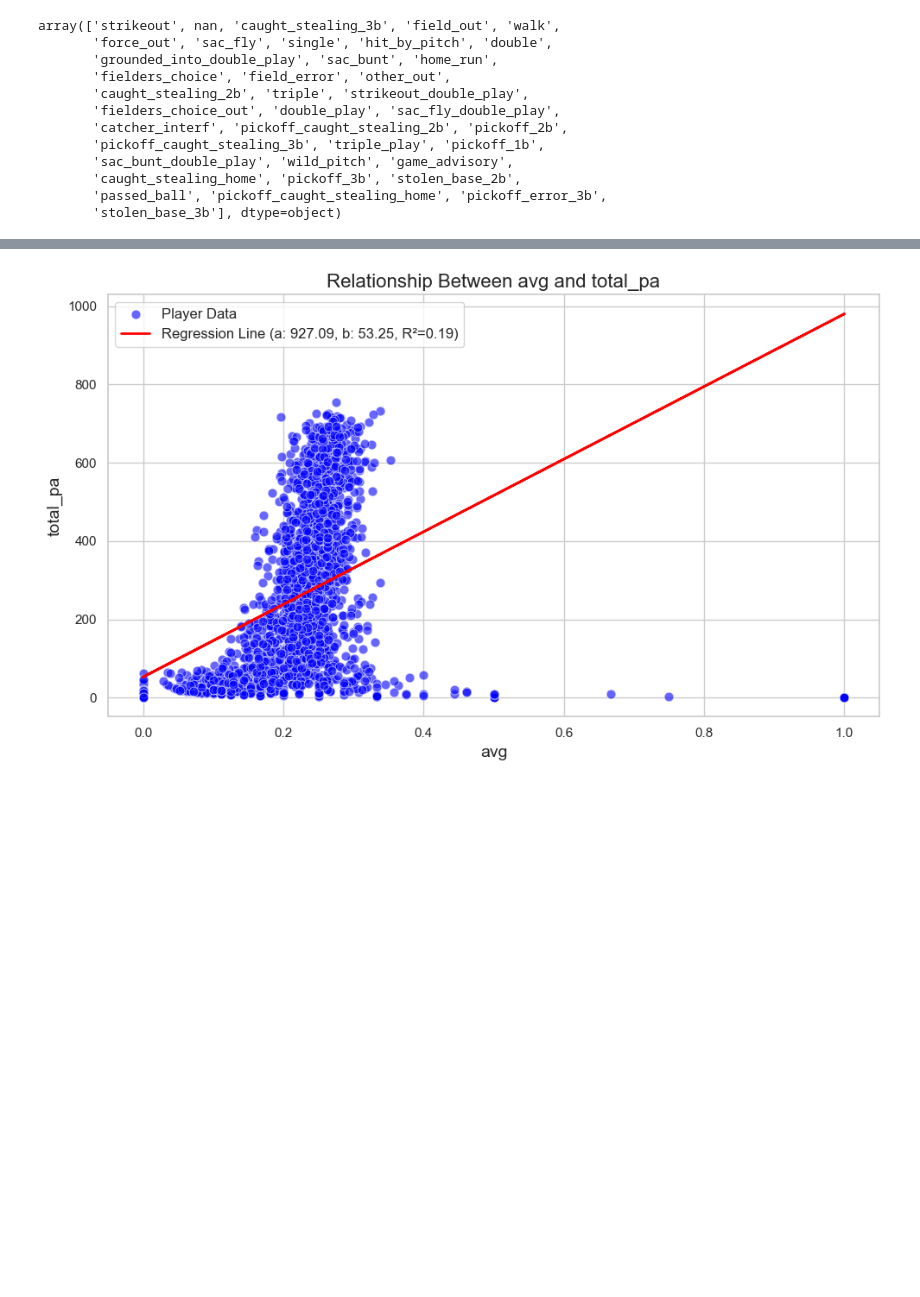
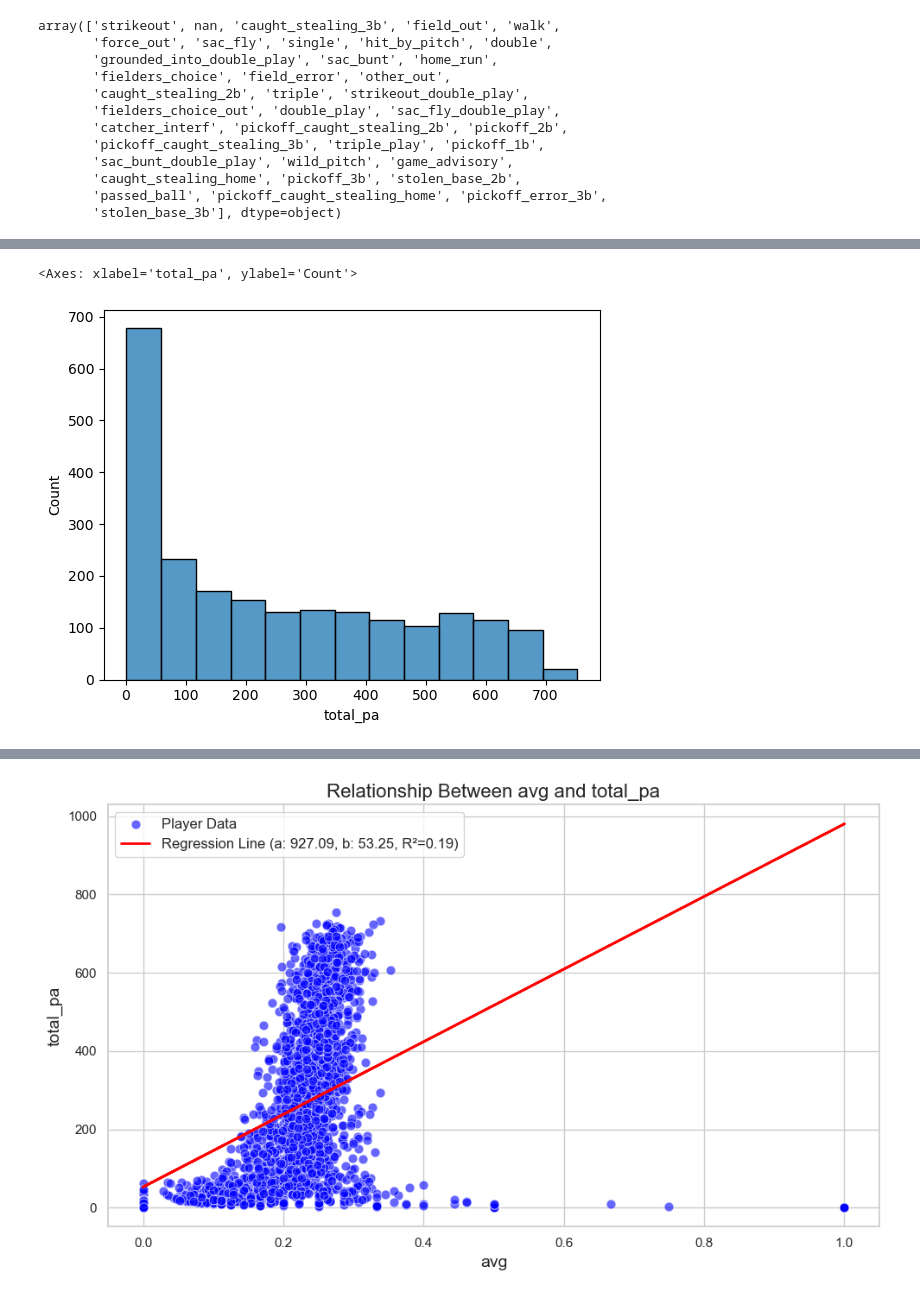
Before and after one commit to etienne-busnel/Cincinnati-Reds-Hackathon-2025, a Jupyter notebook: Player_Information.ipynb, the cells around one changed output, grey strips where cells are left out. Saved outputs shown, nothing was run; the diff lists cells and outputs as text; code cells hidden in the pictures; blank space fills up the shorter version.

```diff
--- a/Player_Information.ipynb
+++ b/Player_Information.ipynb
@@ -9,10 +412,15 @@ from scipy import stats
 #read the csvs as dataframes
 df_savant_raw = pd.read_csv('savant_data_2021_2023.csv')
 df_people = pd.read_csv('lahman_people.csv')
-# %%
-#create column for year
-df_savant_raw['year'] = df_savant_raw['game_date'].str[:4].astype(int)
 # %%
+# #clean Savant data
+
+#convert game date to datetime column
+df_savant_raw['game_date'] = pd.to_datetime(df_savant_raw['game_date'])
+
+#create column for year
+df_savant_raw['year'] = df_savant_raw['game_date'].dt.year
+
 #create dataframe for each at bat
 at_bat_ids = df_savant_raw[['batter','pitcher','game_date','year','times_faced']].drop_duplicates()
 
@@ -400,0 +450,3 @@ Name: avg, dtype: float64
+# %%
+#add columns to df_players based on the Savant data
+df_players_full = add_to_df_players(df_players, df_savant, at_bat_ids)
@@ -400,0 +501,7 @@ Name: avg, dtype: float64
+# %%
+#plot of total plate appearances (min 1). Note this includes pitchers
+df_players_with_pa = df_players_full[df_players_full['total_pa'] > 0]
+sns.histplot(df_players_with_pa['total_pa'])
+# %% [output]
+<Axes: xlabel='total_pa', ylabel='Count'>
+[figure, added]
```
Also changed, not shown: parts of 45 cells of this notebook.
